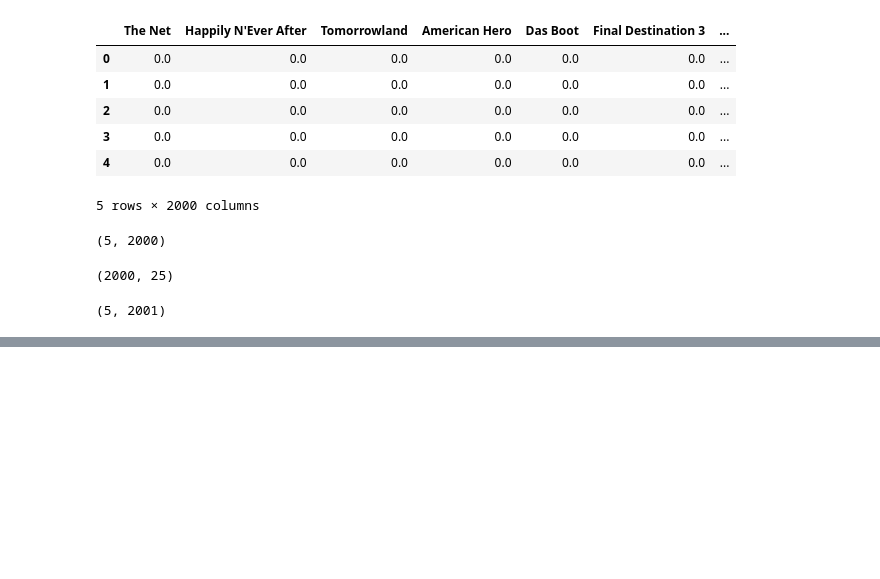
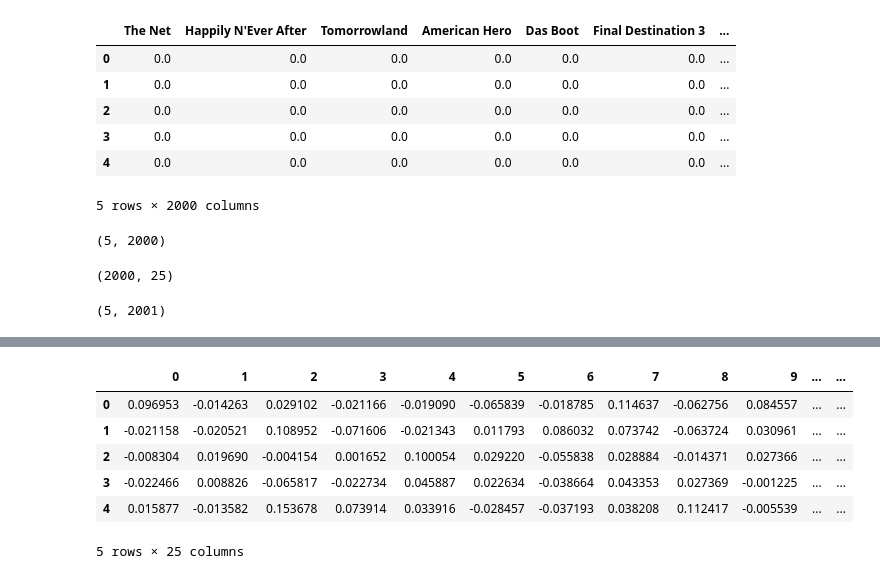
Before and after one commit to huwf/dat-410, a Jupyter notebook: module 2 recommender system.ipynb, the cells around one changed output, grey strips where cells are left out. Cells and saved outputs as stored; diff of their text form; code cells hidden in the pictures; blank space fills up the shorter version.

```diff
--- a/module 2 recommender system.ipynb
+++ b/module 2 recommender system.ipynb
@@ -97,23 +97,33 @@ r.shape
 (5, 2001)
 # %%
 
-def g(X, y, r, theta):
+def g(X, y, r, theta, num_iter=100):
     def cost(X, y, r, theta, eta=0.01):
         """Returns a prediction of the """
         predictions = np.dot(X, theta.T).T
-        print(X.shape, y.shape, predictions.shape)
         err = predictions - y
         # Make no reviews 0 again, but keep the same dimension
-        return 1/2 * np.sum(np.square(err) * r)
+        return 1/2 * np.sum(np.sum(np.square(err) * r))
         # return 1 / 2 * np.sum(errors * r)
 
     X = X.copy()
     theta = theta.copy()
     J_hist = []
-    for i in range(5):
+    for i in range(num_iter):
+        # c = cost(X, y, r, theta)
+        # inside = np.dot(X, theta.T).T - y
+        # theta = theta - (alpha * np.dot(inside, X))
+
         c = cost(X, y, r, theta)
-        inside = np.dot(X, theta.T).T - y
-        theta = theta - alpha * np.dot(inside, X)
+        print(c)
+        # inside = np.dot(X, theta.T).T - y
+        # X = np.dot(inside, theta).T - y
+        X = X -  alpha*(np.dot(np.dot(X, theta.T) - y.T, theta) + eta*X)
+        theta = theta - alpha*(np.dot((np.dot(X, theta.T) - y.T).T, X) + eta*theta)
+
+        # inside = np.dot(X, theta.T).T - y
+        # theta = theta - (alpha * np.dot(inside, X))
+
 
         # theta = theta - alpha * (np.dot())
         J_hist.append(c)
@@ -182,0 +154,10 @@ X, theta, J_hist = g(X, y, r, theta)
+# %%
+theta
+# %% [output]
+|  | 0 | 1 | 2 | 3 | 4 | 5 | 6 | 7 | 8 | 9 | ... | ... |
+| 0 | 0.096953 | -0.014263 | 0.029102 | -0.021166 | -0.019090 | -0.065839 | -0.018785 | 0.114637 | -0.062756 | 0.084557 | ... | ... |
+| 1 | -0.021158 | -0.020521 | 0.108952 | -0.071606 | -0.021343 | 0.011793 | 0.086032 | 0.073742 | -0.063724 | 0.030961 | ... | ... |
+| 2 | -0.008304 | 0.019690 | -0.004154 | 0.001652 | 0.100054 | 0.029220 | -0.055838 | 0.028884 | -0.014371 | 0.027366 | ... | ... |
+| 3 | -0.022466 | 0.008826 | -0.065817 | -0.022734 | 0.045887 | 0.022634 | -0.038664 | 0.043353 | 0.027369 | -0.001225 | ... | ... |
+| 4 | 0.015877 | -0.013582 | 0.153678 | 0.073914 | 0.033916 | -0.028457 | -0.037193 | 0.038208 | 0.112417 | -0.005539 | ... | ... |
+5 rows × 25 columns
```
Also changed, not shown: parts of 10 cells of this notebook, 8 other files.
